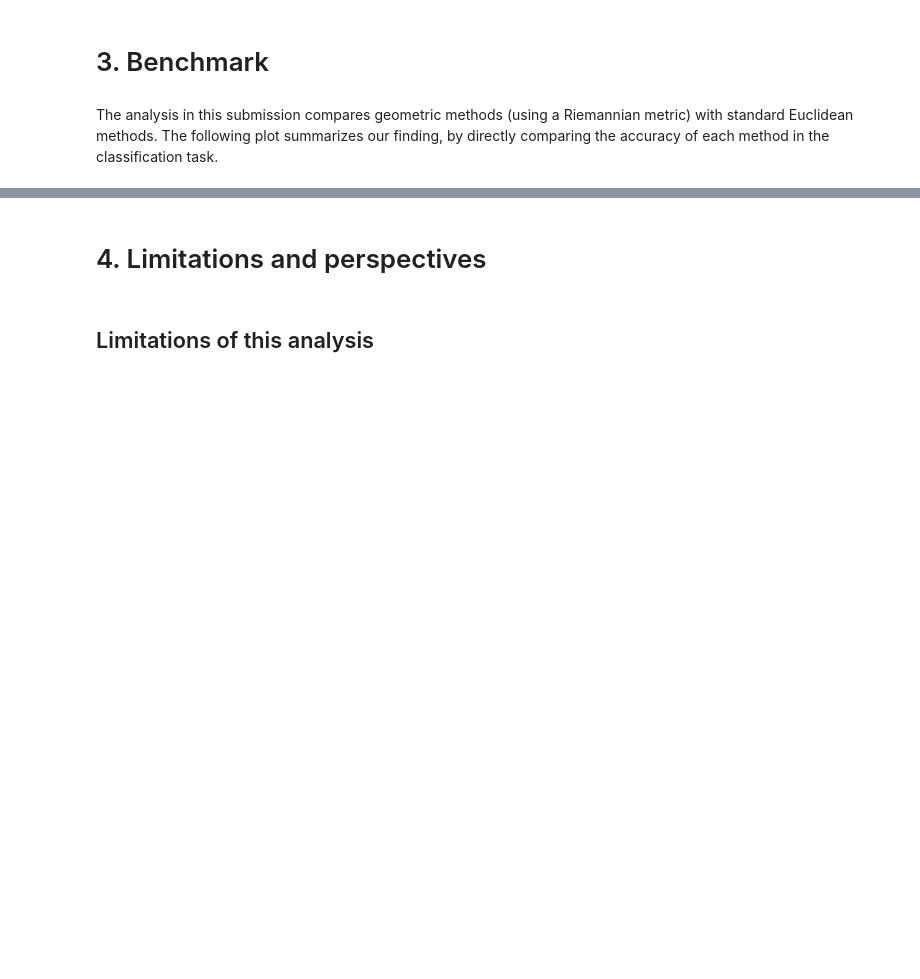
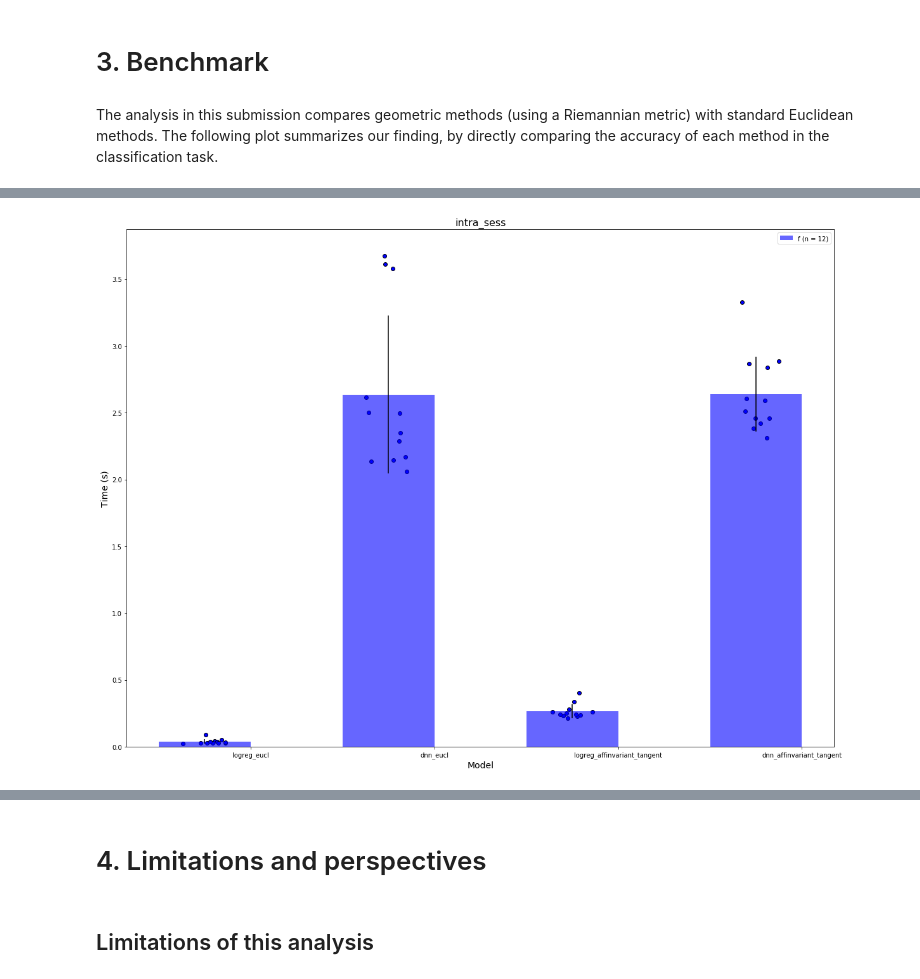
Before and after one commit to geomstats/challenge-iclr-2021, a Jupyter notebook: submission-example-1/submission_emg_sign_classification_in_spd_manifold.ipynb, the cells around one changed output, grey strips where cells are left out. Saved outputs shown, nothing was run; the diff lists cells and outputs as text; code cells hidden in the pictures; blank space fills up the shorter version.

```diff
--- a/submission-example-1/submission_emg_sign_classification_in_spd_manifold.ipynb
+++ b/submission-example-1/submission_emg_sign_classification_in_spd_manifold.ipynb
@@ -396,0 +406,4 @@ intra_sessions_results.plot_results('intra_sess', ['test_score'])
+# %%
+intra_sessions_results.plot_results('intra_sess', ['fit_time'], ylabel='Time (s)')
+# %% [output]
+[figure, added]
```
Also changed, not shown: parts of 20 cells of this notebook.
